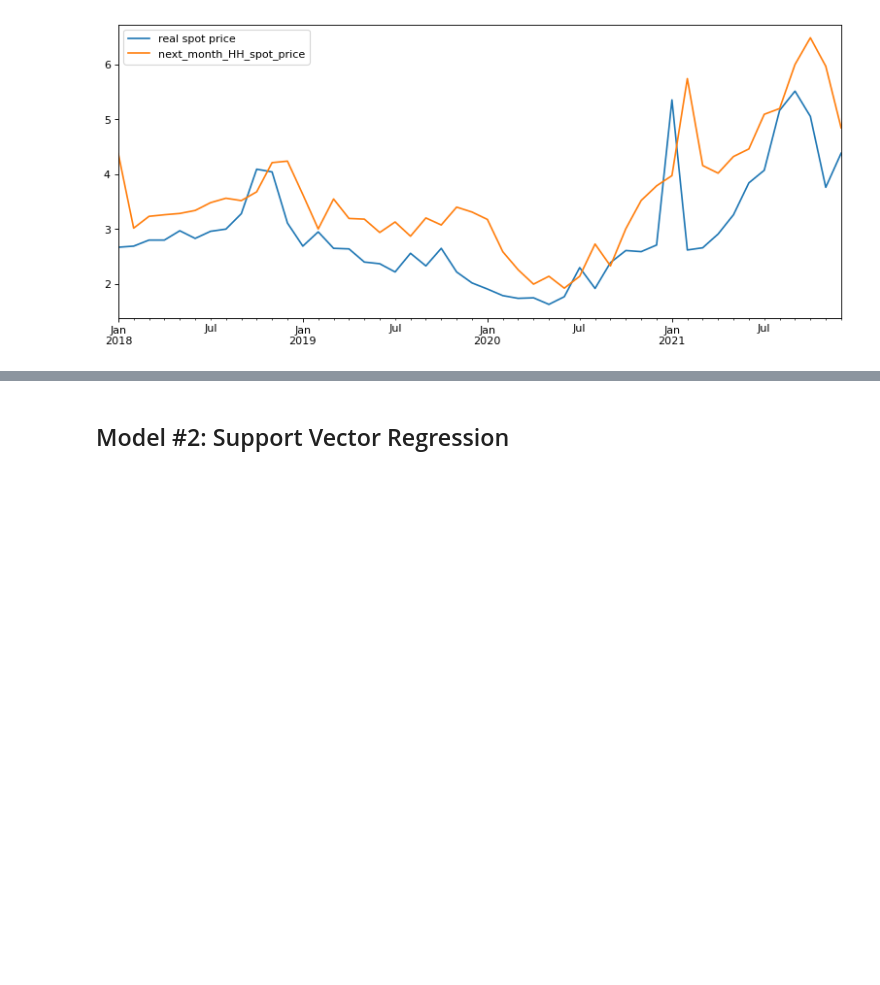
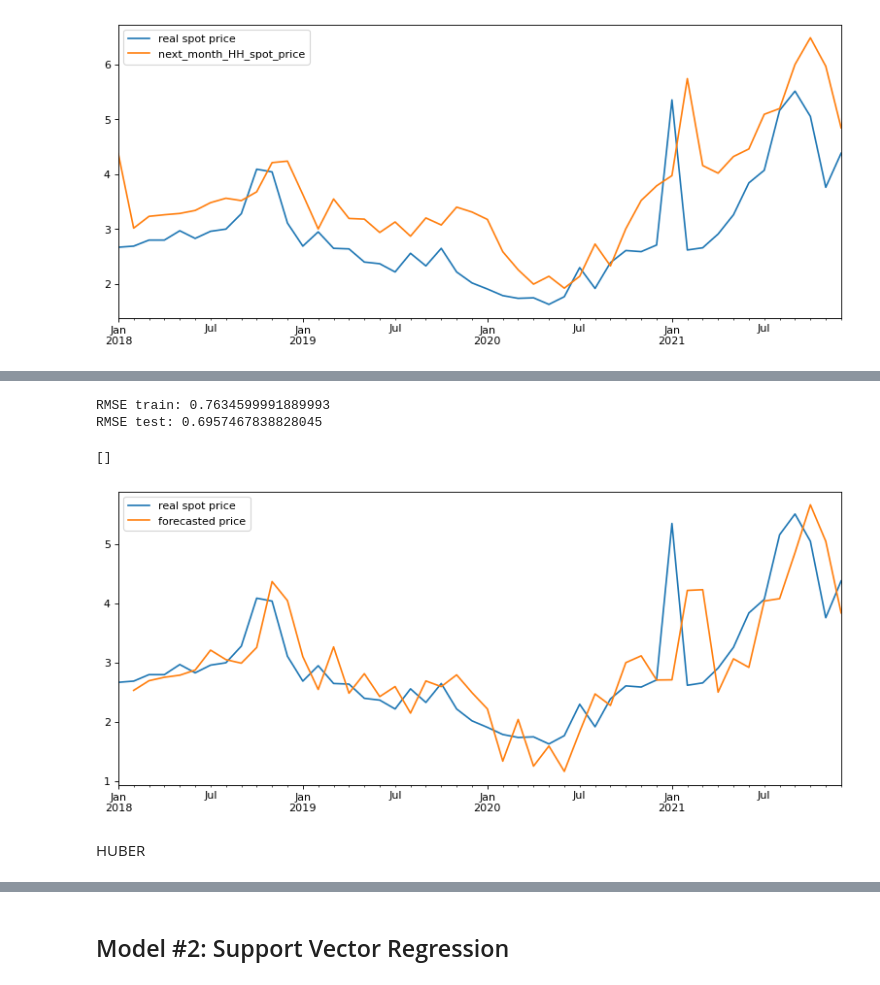
Before and after one commit to yahanxu/Team-2, a Jupyter notebook: proj_mz.ipynb, the cells around one changed output, grey strips where cells are left out. Drawn from its saved outputs; the diff is of its cells as text; code cells hidden in the pictures; blank space fills up the shorter version.

```diff
--- a/proj_mz.ipynb
+++ b/proj_mz.ipynb
@@ -268,0 +418,18 @@ RMSE test: 0.9619495537305067
+# %%
+# adding the diff back
+y_diff_lasso_pred_train = (y_diff_lasso_pred_train.next_month_HH_spot_price+y_train.shift(1)).dropna()
+y_diff_lasso_pred_test = (y_diff_lasso_pred_test.next_month_HH_spot_price+y_test.shift(1)).dropna()
+print('RMSE train:', np.sqrt(mean_squared_error(y_train.iloc[1:], y_diff_lasso_pred_train)))
+print('RMSE test:', np.sqrt(mean_squared_error(y_test.iloc[1:], y_diff_lasso_pred_test)))
+fig, ax = plt.subplots(figsize=(12,5))
+y_test.plot(ax=ax, label='real spot price')
+y_diff_lasso_pred_test.plot(ax=ax, label='forecasted price')
+plt.legend()
+plt.plot()
+# %% [output]
+RMSE train: 0.7634599991889993
+RMSE test: 0.6957467838828045
+[]
+[figure, added]
+# %% [markdown]
+HUBER
```
Also changed, not shown: parts of 14 cells of this notebook.
